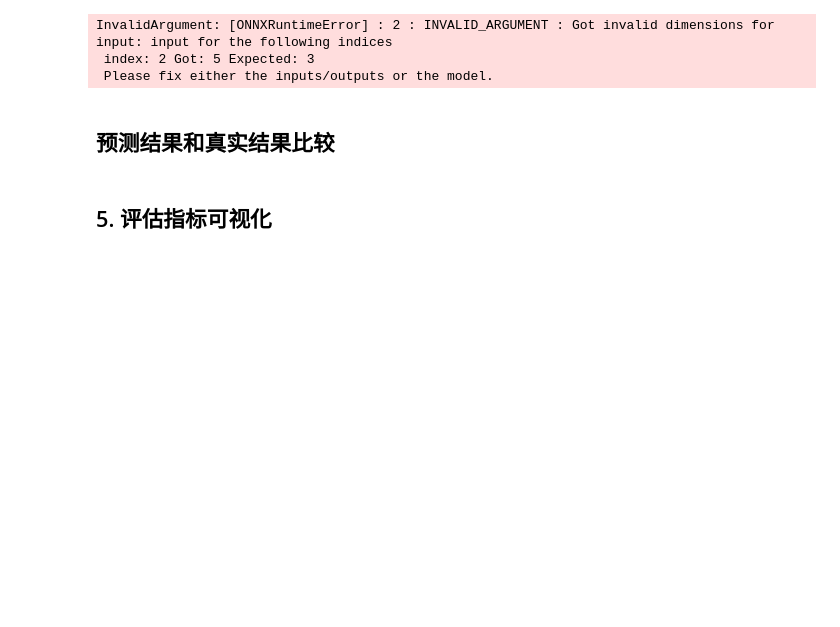
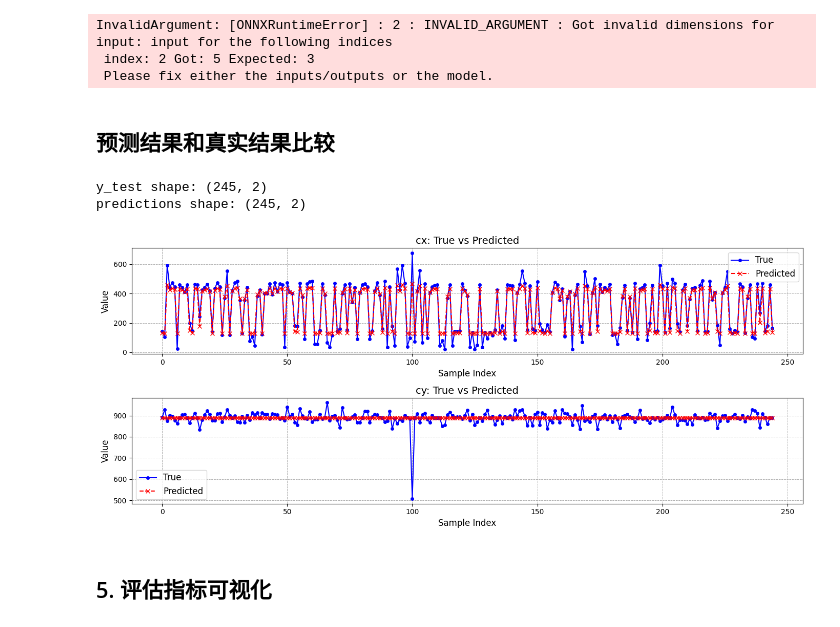
Before and after one commit to zwong91/poker-detect, a Jupyter notebook: 【C2】训练LSTM模型精确牌序.ipynb, the cells around one changed output. Drawn from its saved outputs; the diff is of its cells as text; code cells hidden in the pictures; blank space fills up the shorter version.

```diff
--- a/【C2】训练LSTM模型精确牌序.ipynb
+++ b/【C2】训练LSTM模型精确牌序.ipynb
@@ -906,32 +959,36 @@ InvalidArgument: [ONNXRuntimeError] : 2 : INVALID_ARGUMENT : Got invalid dimensi
 # %%
 import matplotlib.pyplot as plt
 import numpy as np
 
 print("y_test shape:", y_test.shape)
 print("predictions shape:", predictions.shape)
 
 # 时间步（样本）索引
 samples = np.arange(y_test.shape[0])
 
 # 特征标签
-features = ['cx', 'cy', 'card_velocity', 'direction', 'card_conf']
+features = ['cx', 'cy']
 
 # 创建图形和子图
 fig, axes = plt.subplots(len(features), 1, figsize=(14, 3 * len(features)), tight_layout=True)
 axes = axes.flatten()
 
 # 绘制每个特征的真实值和预测值
 for i in range(len(features)):
     ax = axes[i]
     ax.plot(samples, y_test[:, i], marker='o', linestyle='-', label='True', color='blue', markersize=4, linewidth=1.5)
     ax.plot(samples, predictions[:, i], marker='x', linestyle='--', label='Predicted', color='red', markersize=6, linewidth=1.5)
     ax.set_title(f'{features[i]}: True vs Predicted', fontsize=14)
     ax.set_xlabel('Sample Index', fontsize=12)
     ax.set_ylabel('Value', fontsize=12)
     ax.grid(True, which='both', linestyle='--', linewidth=0.7)
     ax.legend(fontsize=12)
 
 plt.show()
+# %% [output]
+y_test shape: (245, 2)
+predictions shape: (245, 2)
+[figure, added]
 # %% [markdown]
 ## 5. 评估指标可视化
 # %%
```
Also changed, not shown: parts of 9 cells of this notebook.
